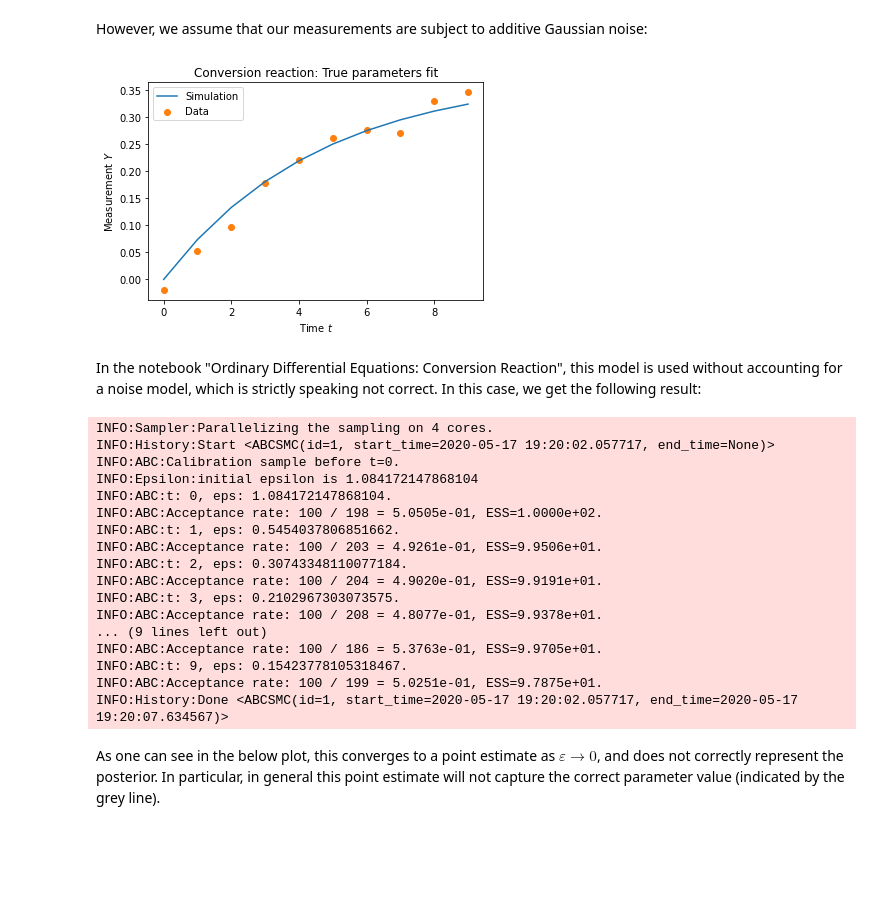
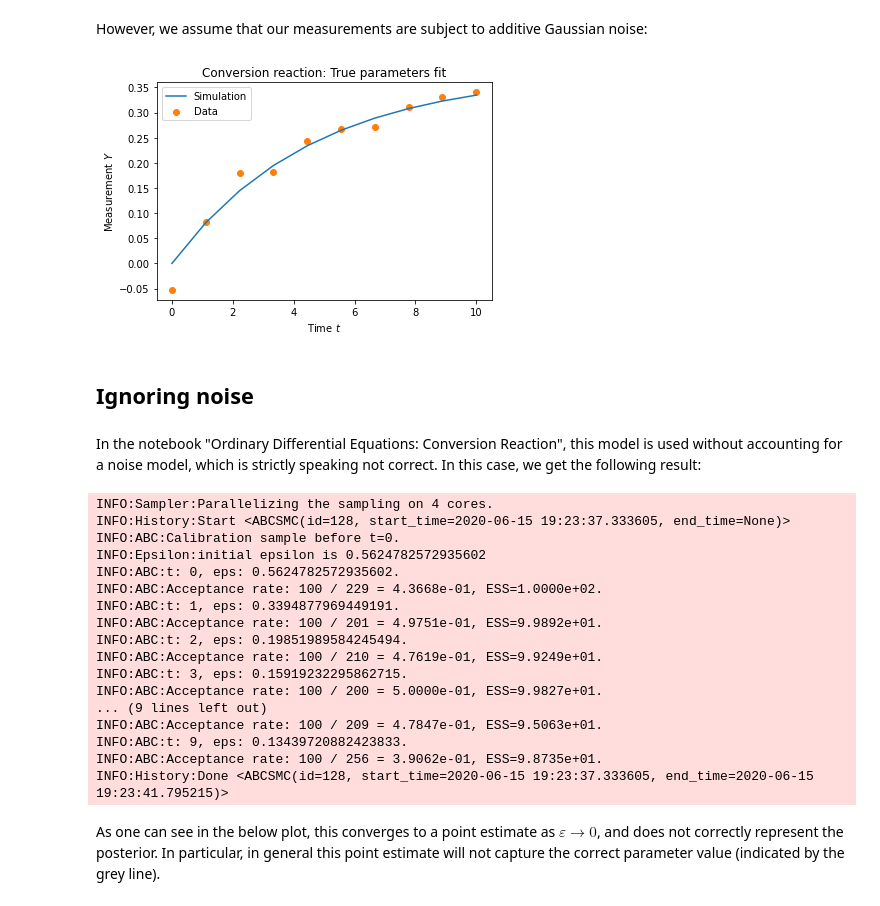
Before and after one commit to ICB-DCM/pyABC, a Jupyter notebook: doc/examples/noise.ipynb, the cells around one changed output. Cells and saved outputs as stored; diff of their text form; code cells hidden in the pictures; blank space fills up the shorter version.

```diff
--- a/doc/examples/noise.ipynb
+++ b/doc/examples/noise.ipynb
@@ -20,10 +20,12 @@ def f(y, t0, theta1, theta2=np.exp(-2)):
 theta1_true = np.exp(-2.5)
 theta_true = {'theta1': theta1_true}
 
+theta_min, theta_max = 0.05, 0.15
 prior = pyabc.Distribution(
-    theta1=pyabc.RV("uniform", 0, 0.2))
+    theta1=pyabc.RV("uniform", theta_min, theta_max-theta_min))
 
-measurement_times = np.arange(10)
+n_time = 10
+measurement_times = np.linspace(0, 10, n_time)
 # %% [markdown]
 We assume that the underlying dynamics of our observations follow the following model:
 # %%
@@ -39,23 +41,26 @@ However, we assume that our measurements are subject to additive Gaussian noise:
 # %%
 sigma = 0.02
 
 def model_noisy(pars):
     sim = model(pars)
-    return {'X_2': sim['X_2'] + sigma * np.random.randn(10)}
+    return {'X_2': sim['X_2'] + sigma * np.random.randn(n_time)}
 
 measured_data = model_noisy(theta_true)
 
 # plot data
-plt.plot(true_trajectory['X_2'], color="C0", label='Simulation')
+plt.plot(measurement_times, true_trajectory['X_2'], color="C0",
+         label='Simulation')
 plt.scatter(measurement_times, measured_data['X_2'],
             color="C1", label='Data')
 plt.xlabel('Time $t$')
 plt.ylabel('Measurement $Y$')
 plt.title('Conversion reaction: True parameters fit')
 plt.legend()
 plt.show()
 # %% [output]
-[figure, old version]
+[figure, new version]
+# %% [markdown]
+## Ignoring noise
 # %% [markdown]
 In the notebook "Ordinary Differential Equations: Conversion Reaction", this model is used without accounting for a noise model, which is strictly speaking not correct. In this case, we get the following result:
 # %%
@@ -67,22 +72,22 @@ abc.new(pyabc.create_sqlite_db_id(), measured_data)
 history = abc.run(max_nr_populations=10)
 # %% [output]
 INFO:Sampler:Parallelizing the sampling on 4 cores.
-INFO:History:Start <ABCSMC(id=1, start_time=2020-05-17 19:20:02.057717, end_time=None)>
+INFO:History:Start <ABCSMC(id=128, start_time=2020-06-15 19:23:37.333605, end_time=None)>
 INFO:ABC:Calibration sample before t=0.
-INFO:Epsilon:initial epsilon is 1.084172147868104
-INFO:ABC:t: 0, eps: 1.084172147868104.
-INFO:ABC:Acceptance rate: 100 / 198 = 5.0505e-01, ESS=1.0000e+02.
-INFO:ABC:t: 1, eps: 0.5454037806851662.
-INFO:ABC:Acceptance rate: 100 / 203 = 4.9261e-01, ESS=9.9506e+01.
-INFO:ABC:t: 2, eps: 0.30743348110077184.
-INFO:ABC:Acceptance rate: 100 / 204 = 4.9020e-01, ESS=9.9191e+01.
-INFO:ABC:t: 3, eps: 0.2102967303073575.
-INFO:ABC:Acceptance rate: 100 / 208 = 4.8077e-01, ESS=9.9378e+01.
+INFO:Epsilon:initial epsilon is 0.5624782572935602
+INFO:ABC:t: 0, eps: 0.5624782572935602.
+INFO:ABC:Acceptance rate: 100 / 229 = 4.3668e-01, ESS=1.0000e+02.
+INFO:ABC:t: 1, eps: 0.3394877969449191.
+INFO:ABC:Acceptance rate: 100 / 201 = 4.9751e-01, ESS=9.9892e+01.
+INFO:ABC:t: 2, eps: 0.19851989584245494.
+INFO:ABC:Acceptance rate: 100 / 210 = 4.7619e-01, ESS=9.9249e+01.
+INFO:ABC:t: 3, eps: 0.15919232295862715.
+INFO:ABC:Acceptance rate: 100 / 200 = 5.0000e-01, ESS=9.9827e+01.
 ... (9 lines left out)
-INFO:ABC:Acceptance rate: 100 / 186 = 5.3763e-01, ESS=9.9705e+01.
-INFO:ABC:t: 9, eps: 0.15423778105318467.
-INFO:ABC:Acceptance rate: 100 / 199 = 5.0251e-01, ESS=9.7875e+01.
-INFO:History:Done <ABCSMC(id=1, start_time=2020-05-17 19:20:02.057717, end_time=2020-05-17 19:20:07.634567)>
+INFO:ABC:Acceptance rate: 100 / 209 = 4.7847e-01, ESS=9.5063e+01.
+INFO:ABC:t: 9, eps: 0.13439720882423833.
+INFO:ABC:Acceptance rate: 100 / 256 = 3.9062e-01, ESS=9.8735e+01.
+INFO:History:Done <ABCSMC(id=128, start_time=2020-06-15 19:23:37.333605, end_time=2020-06-15 19:23:41.795215)>
 # %% [markdown]
 As one can see in the below plot, this converges to a point estimate as $\varepsilon\rightarrow 0$, and does not correctly represent the posterior. In particular, in general this point estimate will not capture the correct parameter value (indicated by the grey line).
 # %%
```
Also changed, not shown: parts of 14 cells of this notebook, 2 other files.
